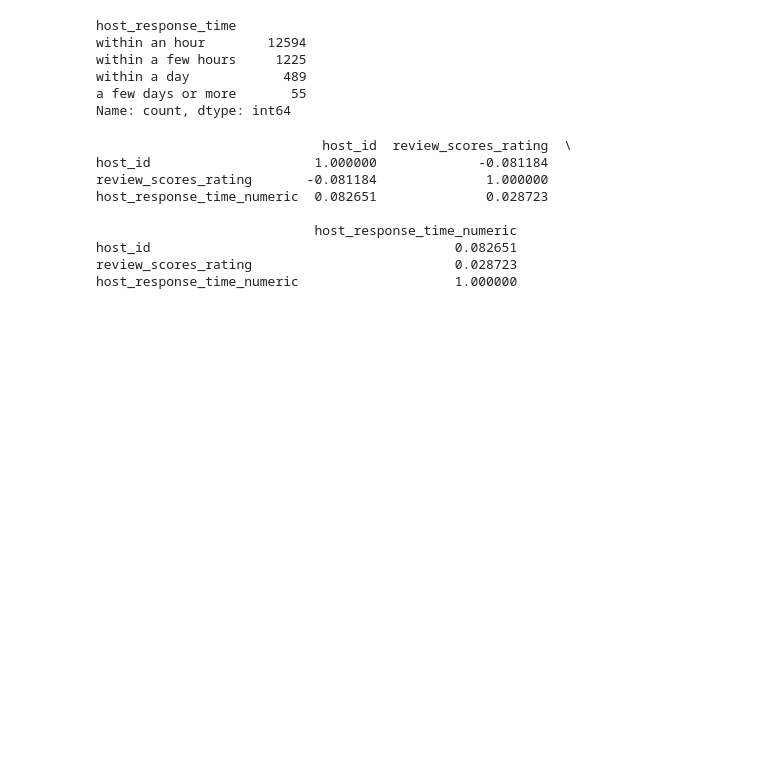
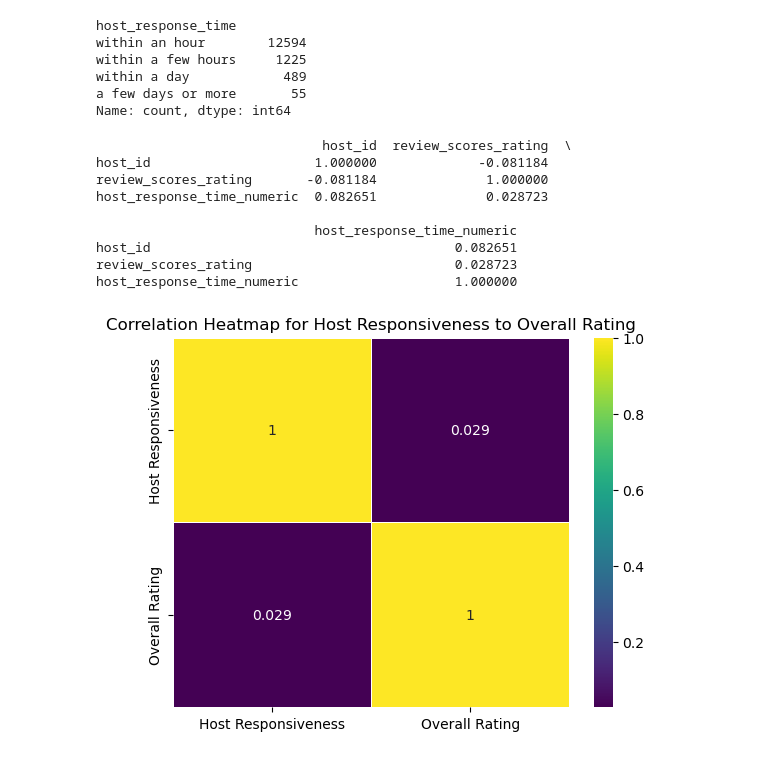
Before and after one commit to bmckimmy/Panda-o-rama, a Jupyter notebook: SB_files/sb_host.ipynb, the cells around one changed output. Saved outputs shown, nothing was run; the diff lists cells and outputs as text; code cells hidden in the pictures; blank space fills up the shorter version.

```diff
--- a/SB_files/sb_host.ipynb
+++ b/SB_files/sb_host.ipynb
@@ -527,3 +504,11 @@ host_response_time_numeric  0.082651              0.028723
 host_id                                       0.082651
 review_scores_rating                          0.028723
 host_response_time_numeric                    1.000000
+# %%
+#visualize the correlation
+corr = response_to_rating[["host_response_time_numeric","review_scores_rating"]].corr()
+sns.heatmap(corr, annot=True, cmap="viridis",linewidths=.5, yticklabels=["Host Responsiveness", "Overall Rating"], xticklabels=["Host Responsiveness", "Overall Rating"])
+plt.title('Correlation Heatmap for Host Responsiveness to Overall Rating')
+plt.show()
+# %% [output]
+[figure, added]
```
Also changed, not shown: parts of 39 cells of this notebook.
